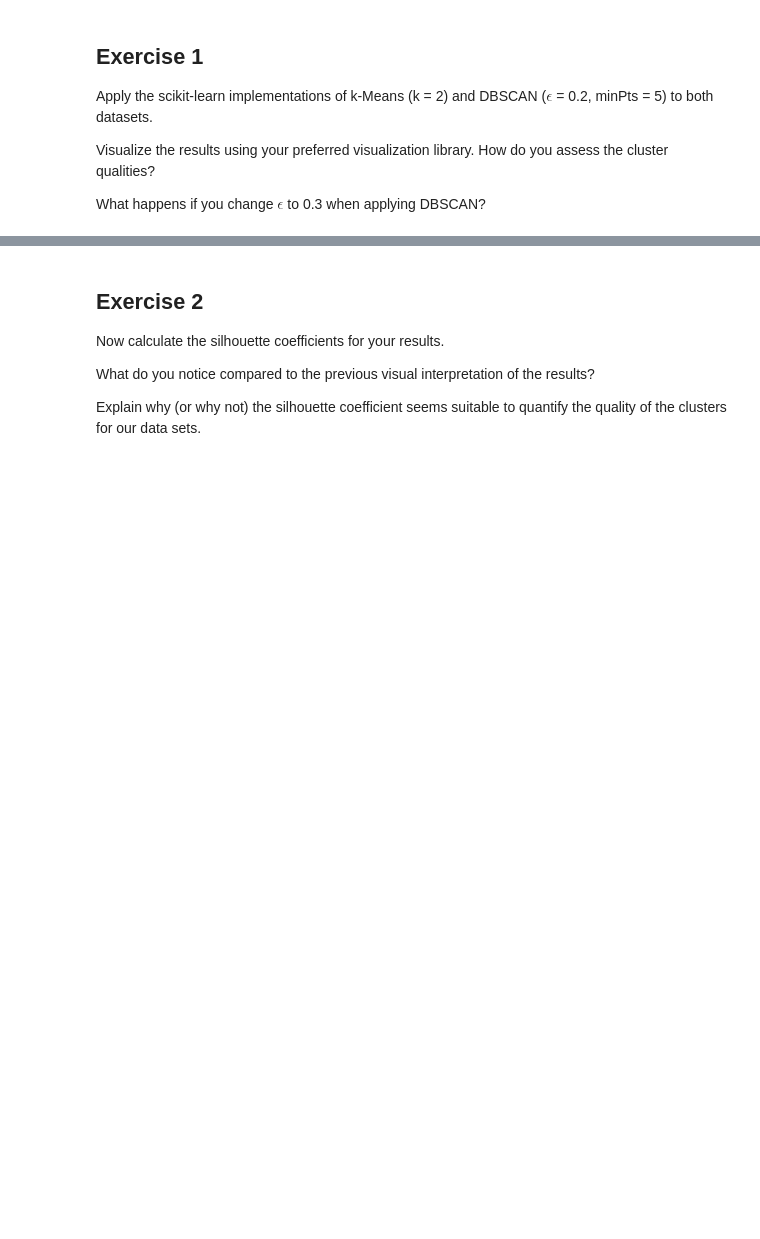
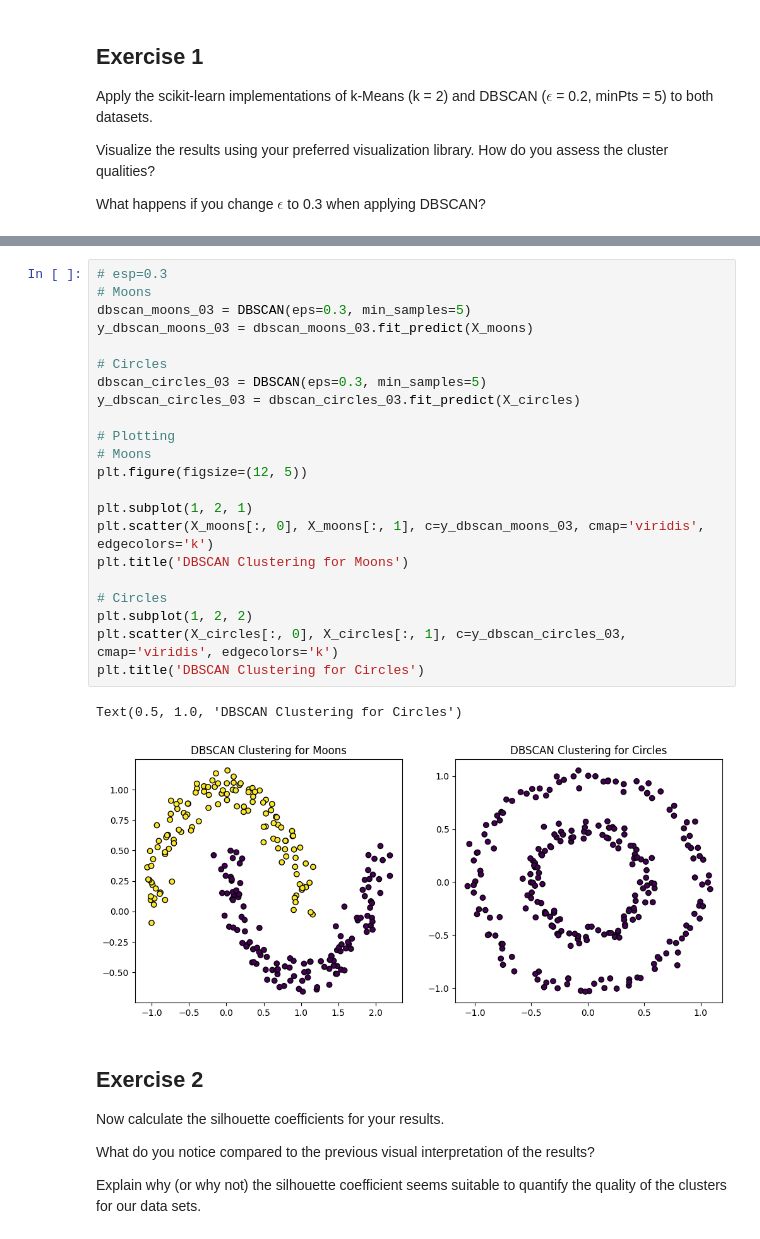
Before and after one commit to minhperry/bda, a Jupyter notebook: Exercise_6.ipynb, the cells around one changed output, grey strips where cells are left out. Saved outputs shown, nothing was run; the diff lists cells and outputs as text; blank space fills up the shorter version.

```diff
--- a/Exercise_6.ipynb
+++ b/Exercise_6.ipynb
@@ -53,3 +97,28 @@ from sklearn.cluster import KMeans, DBSCAN
+# %%
+# esp=0.3
+# Moons
+dbscan_moons_03 = DBSCAN(eps=0.3, min_samples=5)
+y_dbscan_moons_03 = dbscan_moons_03.fit_predict(X_moons)
+
+# Circles
+dbscan_circles_03 = DBSCAN(eps=0.3, min_samples=5)
+y_dbscan_circles_03 = dbscan_circles_03.fit_predict(X_circles)
+
+# Plotting
+# Moons
+plt.figure(figsize=(12, 5))
+
+plt.subplot(1, 2, 1)
+plt.scatter(X_moons[:, 0], X_moons[:, 1], c=y_dbscan_moons_03, cmap='viridis', edgecolors='k')
+plt.title('DBSCAN Clustering for Moons')
+
+# Circles
+plt.subplot(1, 2, 2)
+plt.scatter(X_circles[:, 0], X_circles[:, 1], c=y_dbscan_circles_03, cmap='viridis', edgecolors='k')
+plt.title('DBSCAN Clustering for Circles')
+# %% [output]
+Text(0.5, 1.0, 'DBSCAN Clustering for Circles')
+[figure, added]
 # %% [markdown]
 ## Exercise 2
 
```
Also changed, not shown: parts of 12 cells of this notebook.
